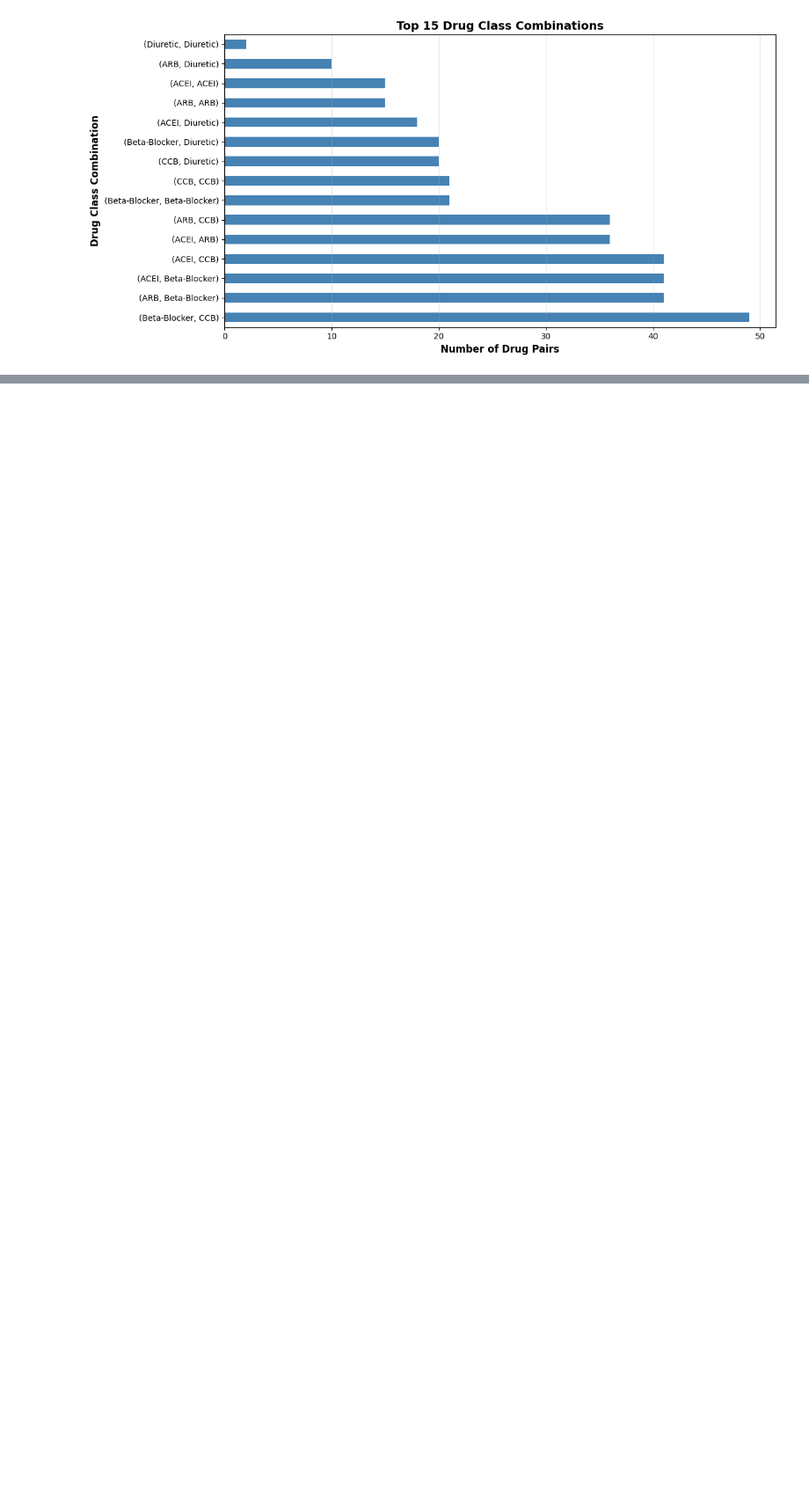
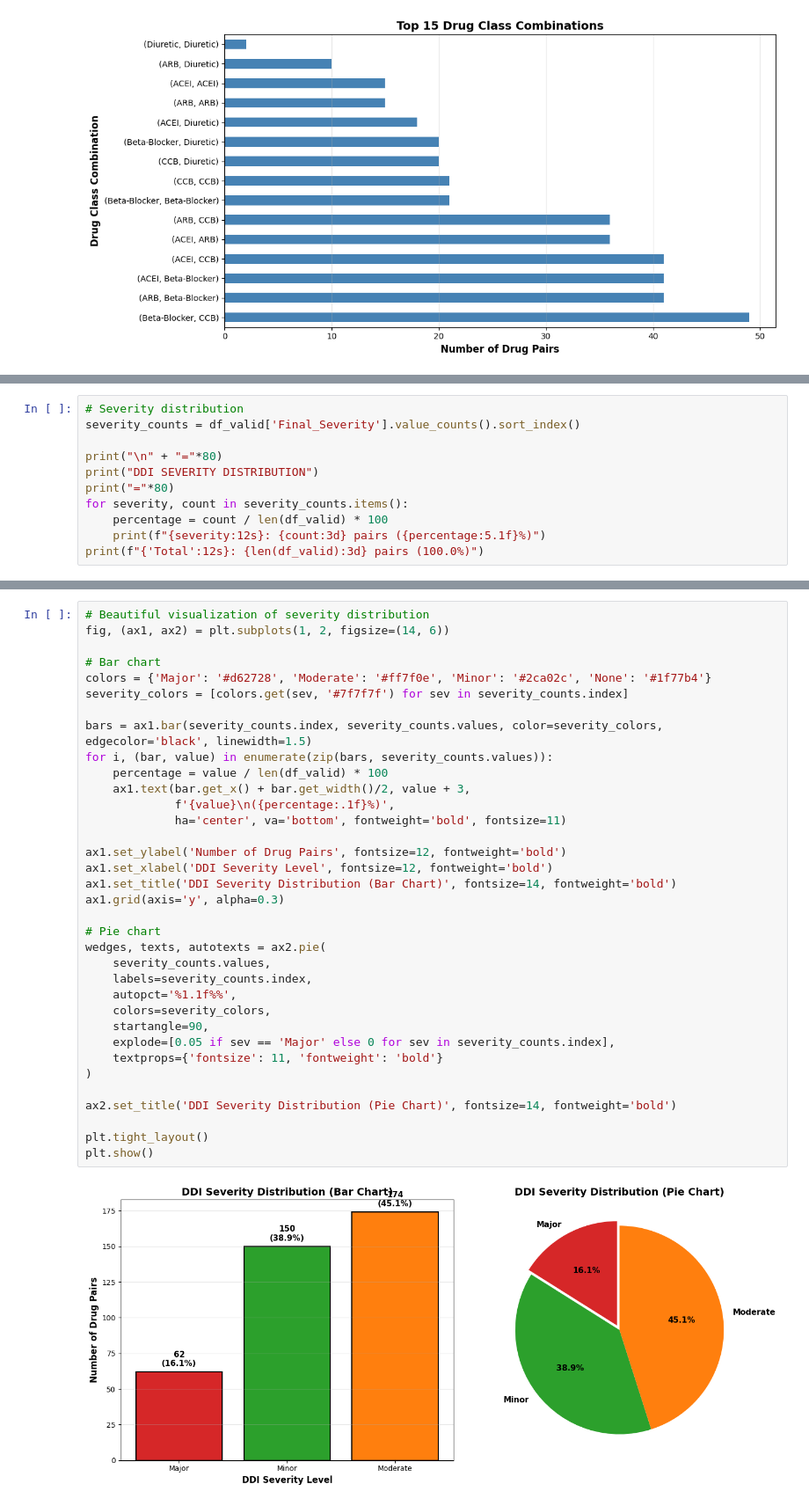
Before and after one commit to JohnnyRobs19/FYP-Hypertension-DDI-Detection, a Jupyter notebook: XGBoost_DDI_Analysis_and_Training.ipynb, the cells around one changed output, grey strips where cells are left out. Shown at 88% size. Saved outputs shown, nothing was run; the diff lists cells and outputs as text; blank space fills up the shorter version.

```diff
--- a/XGBoost_DDI_Analysis_and_Training.ipynb
+++ b/XGBoost_DDI_Analysis_and_Training.ipynb
@@ -1127,0 +240,11 @@ COMPARATIVE ANALYSIS
+# %%
+# Severity distribution
+severity_counts = df_valid['Final_Severity'].value_counts().sort_index()
+
+print("\n" + "="*80)
+print("DDI SEVERITY DISTRIBUTION")
+print("="*80)
+for severity, count in severity_counts.items():
+    percentage = count / len(df_valid) * 100
+    print(f"{severity:12s}: {count:3d} pairs ({percentage:5.1f}%)")
+print(f"{'Total':12s}: {len(df_valid):3d} pairs (100.0%)")
@@ -1127,0 +259,37 @@ COMPARATIVE ANALYSIS
+# %%
+# Beautiful visualization of severity distribution
+fig, (ax1, ax2) = plt.subplots(1, 2, figsize=(14, 6))
+
+# Bar chart
+colors = {'Major': '#d62728', 'Moderate': '#ff7f0e', 'Minor': '#2ca02c', 'None': '#1f77b4'}
+severity_colors = [colors.get(sev, '#7f7f7f') for sev in severity_counts.index]
+
+bars = ax1.bar(severity_counts.index, severity_counts.values, color=severity_colors, edgecolor='black', linewidth=1.5)
+for i, (bar, value) in enumerate(zip(bars, severity_counts.values)):
+    percentage = value / len(df_valid) * 100
+    ax1.text(bar.get_x() + bar.get_width()/2, value + 3,
+             f'{value}\n({percentage:.1f}%)',
+             ha='center', va='bottom', fontweight='bold', fontsize=11)
+
+ax1.set_ylabel('Number of Drug Pairs', fontsize=12, fontweight='bold')
+ax1.set_xlabel('DDI Severity Level', fontsize=12, fontweight='bold')
+ax1.set_title('DDI Severity Distribution (Bar Chart)', fontsize=14, fontweight='bold')
+ax1.grid(axis='y', alpha=0.3)
+
+# Pie chart
+wedges, texts, autotexts = ax2.pie(
+    severity_counts.values,
+    labels=severity_counts.index,
+    autopct='%1.1f%%',
+    colors=severity_colors,
+    startangle=90,
+    explode=[0.05 if sev == 'Major' else 0 for sev in severity_counts.index],
+    textprops={'fontsize': 11, 'fontweight': 'bold'}
+)
+
+ax2.set_title('DDI Severity Distribution (Pie Chart)', fontsize=14, fontweight='bold')
+
+plt.tight_layout()
+plt.show()
+# %% [output]
+[figure, added]
```
Also changed, not shown: parts of 73 cells of this notebook.
